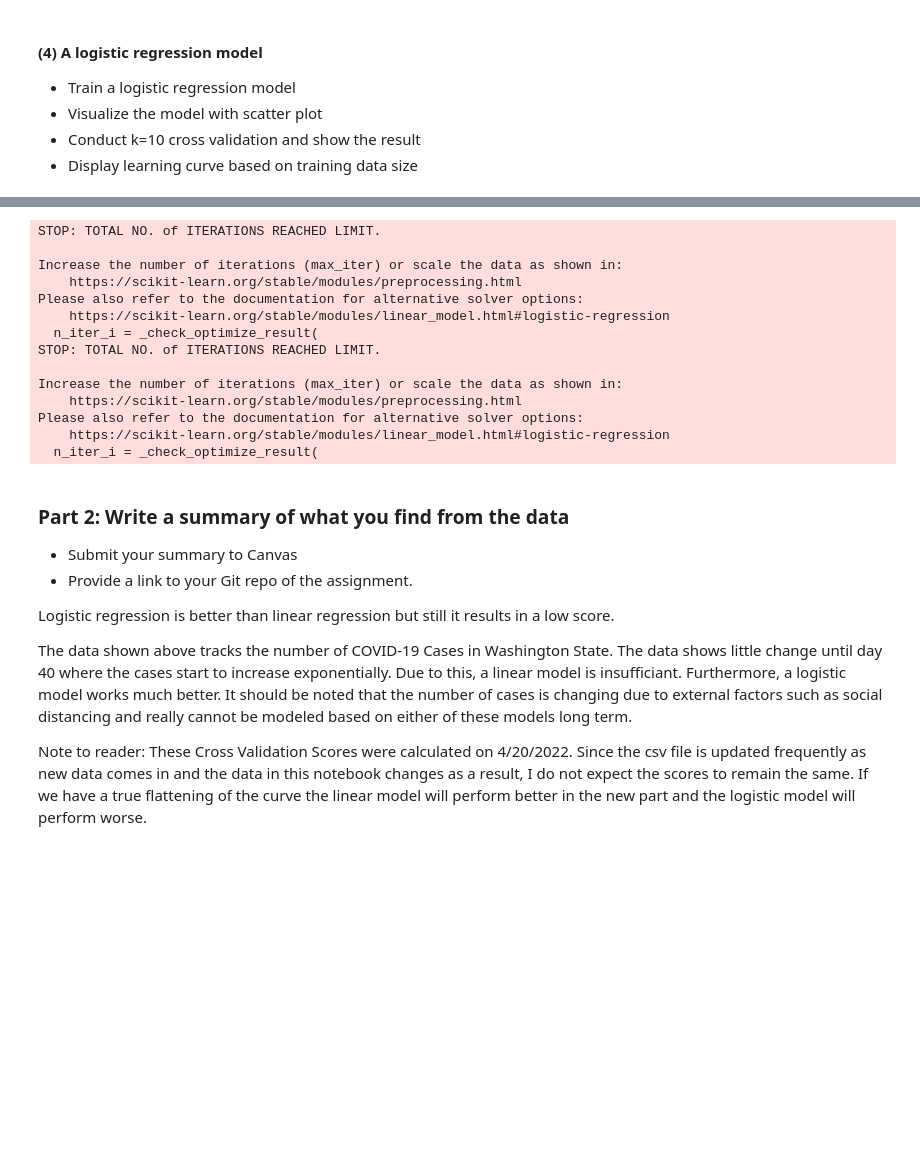
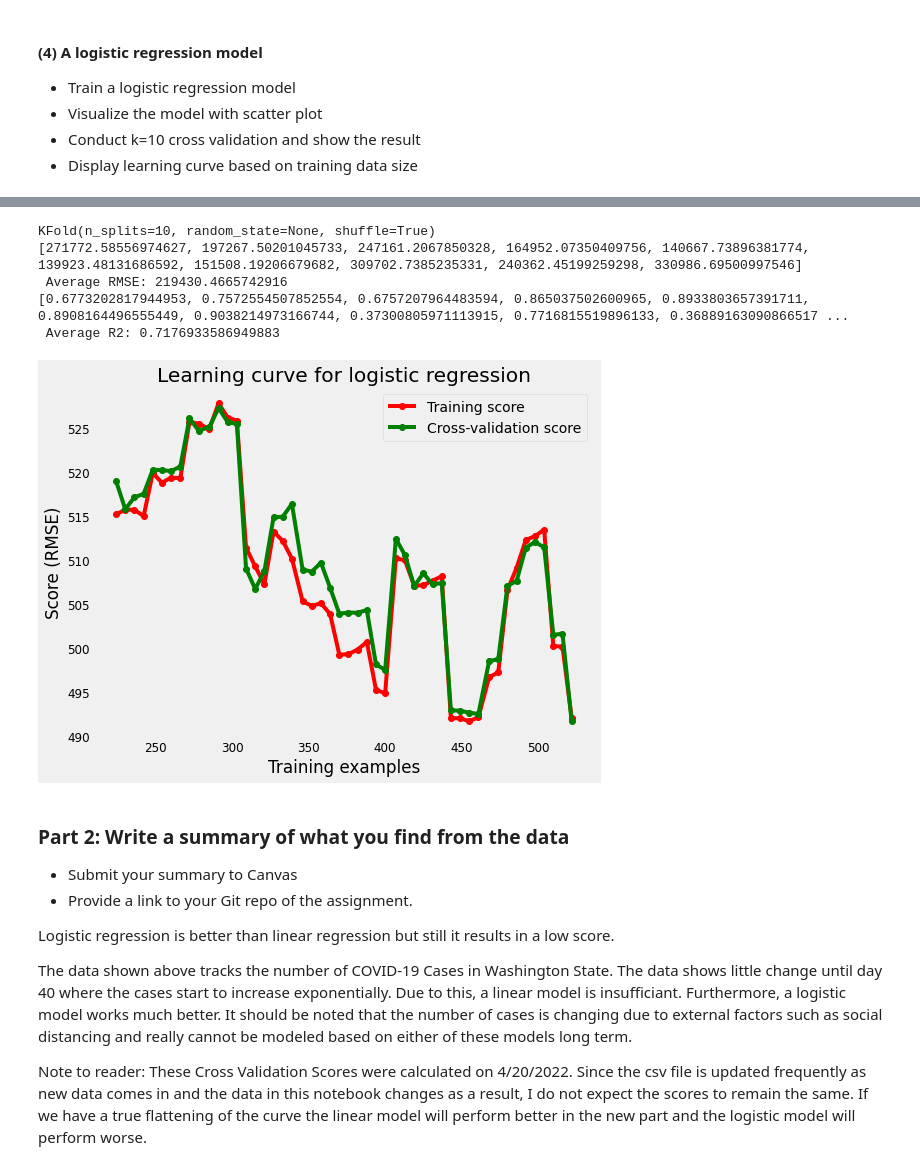
Before and after one commit to alarsen123/ML-HW, a Jupyter notebook: ME5_simpleRegression_COVID19/ME5_simpleRegression_COVID19/simpleLinearRegression.ipynb, the cells around one changed output, grey strips where cells are left out. Cells and saved outputs as stored; diff of their text form; code cells hidden in the pictures; blank space fills up the shorter version.

```diff
--- a/ME5_simpleRegression_COVID19/ME5_simpleRegression_COVID19/simpleLinearRegression.ipynb
+++ b/ME5_simpleRegression_COVID19/ME5_simpleRegression_COVID19/simpleLinearRegression.ipynb
@@ -860,10 +856,22 @@ Please also refer to the documentation for alternative solver options:
+# %%
+from sklearn import preprocessing
+scaler = preprocessing.StandardScaler().fit(X)
+X_scaled = scaler.transform(X)
 # %%
+# Conduct cross validation
+kf = KFold(n_splits=10, random_state=None, shuffle=True)
+kf.get_n_splits(X_scaled)
+print(kf)
+
+# Create a new linear regressor
+covid_model = LogisticRegression(max_iter=1000)
+
 # Conduct 10-fold cross validation
 rmse = []
 r2 = []
-for train_index, test_index in kf.split(X):
+for train_index, test_index in kf.split(X_scaled):
 
-    X_train, X_test = X[train_index], X[test_index]
+    X_train, X_test = X_scaled[train_index], X_scaled[test_index]
     y_train, y_test = y[train_index], y[test_index]
 
     covid_model.fit(X_train, y_train.ravel())
@@ -875,17 +883,8 @@ for train_index, test_index in kf.split(X):
 print(rmse, '\n Average RMSE:', np.mean(rmse))
 print(r2, '\n Average R2:', np.mean(r2))
 # %% [output]
-STOP: TOTAL NO. of ITERATIONS REACHED LIMIT.
-
-Increase the number of iterations (max_iter) or scale the data as shown in:
-    https://scikit-learn.org/stable/modules/preprocessing.html
-Please also refer to the documentation for alternative solver options:
-    https://scikit-learn.org/stable/modules/linear_model.html#logistic-regression
-  n_iter_i = _check_optimize_result(
-STOP: TOTAL NO. of ITERATIONS REACHED LIMIT.
-
-Increase the number of iterations (max_iter) or scale the data as shown in:
-    https://scikit-learn.org/stable/modules/preprocessing.html
-Please also refer to the documentation for alternative solver options:
-    https://scikit-learn.org/stable/modules/linear_model.html#logistic-regression
-  n_iter_i = _check_optimize_result(
+KFold(n_splits=10, random_state=None, shuffle=True)
+[271772.58556974627, 197267.50201045733, 247161.2067850328, 164952.07350409756, 140667.73896381774, 139923.48131686592, 151508.19206679682, 309702.7385235331, 240362.45199259298, 330986.69500997546]
+ Average RMSE: 219430.4665742916
+[0.6773202817944953, 0.7572554507852554, 0.6757207964483594, 0.865037502600965, 0.8933803657391711, 0.8908164496555449, 0.9038214973166744, 0.37300805971113915, 0.7716815519896133, 0.36889163090866517 ...
+ Average R2: 0.7176933586949883
@@ -897,31 +891,35 @@ plt.plot(X_new, y_proba, "g-", linewidth=2)
 # %%
 # Display learning curve
-train_sizes = np.linspace(0.2, 0.8, 50)
+train_sizes = np.linspace(0.3, 0.7, 50)
 
-train_sizes, train_mse, test_mse = learning_curve(covid_model, X, y,
-                                    train_sizes = train_sizes,
-                                    scoring='neg_root_mean_squared_error',
-                                    cv=10, shuffle=True)
+train_sizes, train_mse, test_mse = learning_curve(covid_model, X_scaled, y.ravel(),
+                                                  train_sizes=train_sizes,
+                                                  scoring='neg_root_mean_squared_error',
+                                                  cv=10, shuffle=True)
 
 train_scores = np.sqrt(np.abs(train_mse))
 test_scores = np.sqrt(np.abs(test_mse))
 
 train_scores_mean = np.mean(train_scores, axis=1)
 test_scores_mean = np.mean(test_scores, axis=1)
 
 # Plot learning curve
-fig, ax = plt.subplots(1, 1, figsize=(5, 3))
+fig, ax = plt.subplots(1, 1, figsize=(8, 6))
 
 ax.set_title('Learning curve for logistic regression')
 ax.set_xlabel("Training examples")
 ax.set_ylabel("Score (RMSE)")
 ax.grid()
 
-ax.plot(train_sizes, train_scores_mean, 'o-', color="r", label="Training score")
-ax.plot(train_sizes, test_scores_mean, 'o-', color="g", label="Cross-validation score")
+ax.plot(train_sizes, train_scores_mean, 'o-',
+        color="r", label="Training score")
+ax.plot(train_sizes, test_scores_mean, 'o-',
+        color="g", label="Cross-validation score")
 ax.legend(loc="best")
 
 plt.show()
+# %% [output]
+[figure, added]
 # %% [markdown]
 ### Part 2: Write a summary of what you find from the data
 
```
Also changed, not shown: parts of 19 cells of this notebook.
